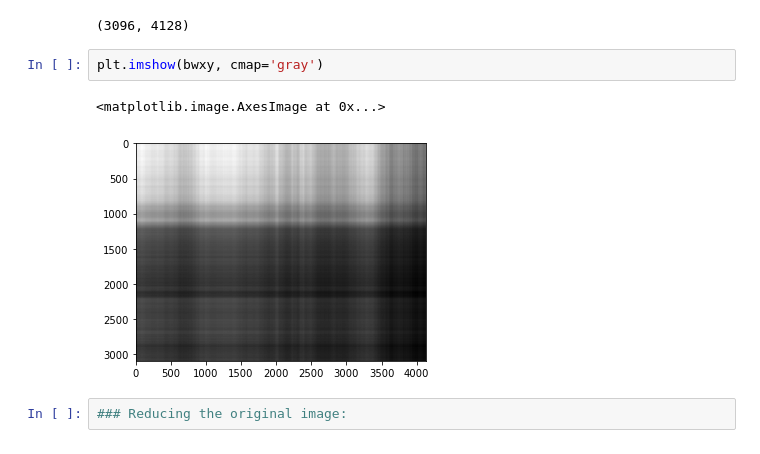
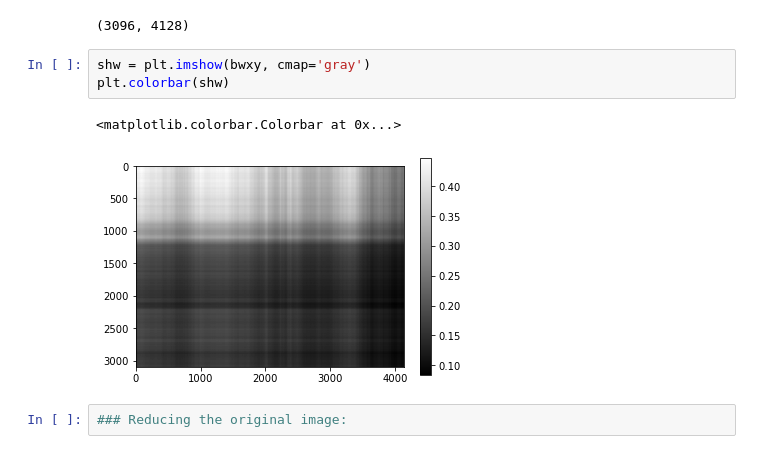
Before and after one commit to pablo53/image-compressor, a Jupyter notebook: main.ipynb, the cells around one changed output. Cells and saved outputs as stored; diff of their text form.

```diff
--- a/main.ipynb
+++ b/main.ipynb
@@ -50,10 +49,11 @@ bwxy.shape
 # %% [output]
 (3096, 4128)
 # %%
-plt.imshow(bwxy, cmap='gray')
+shw = plt.imshow(bwxy, cmap='gray')
+plt.colorbar(shw)
 # %% [output]
-<matplotlib.image.AxesImage at 0x...>
+<matplotlib.colorbar.Colorbar at 0x...>
-[figure, old version]
+[figure, new version]
 # %%
 ### Reducing the original image:
 # %%
```
Also changed, not shown: parts of 5 cells of this notebook.
